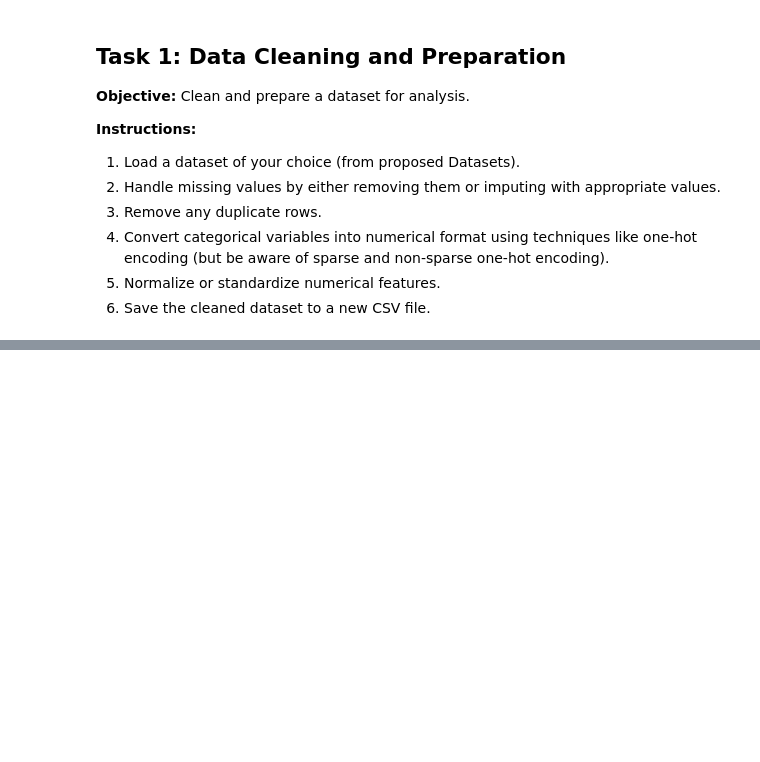
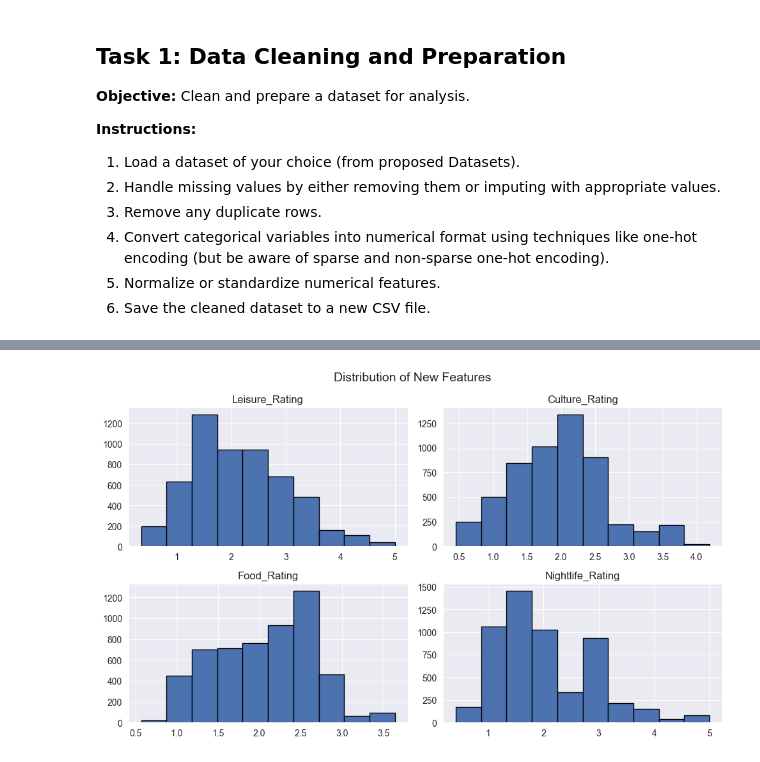
Before and after one commit to miorezu/uni-ML, a Jupyter notebook: Lab1/lab_1.ipynb, the cells around one changed output, grey strips where cells are left out. Saved outputs shown, nothing was run; the diff lists cells and outputs as text; code cells hidden in the pictures; blank space fills up the shorter version.

```diff
--- a/Lab1/lab_1.ipynb
+++ b/Lab1/lab_1.ipynb
@@ -134,0 +325,7 @@ plt.show()
+# %%
+cd[new_features].hist(figsize=(10, 6), bins=10, color='#4C72B0', edgecolor='black')
+plt.suptitle("Distribution of New Features", fontsize=14)
+plt.tight_layout()
+plt.show()
+# %% [output]
+[figure, added]
```
Also changed, not shown: parts of 29 cells of this notebook, 2 other files.
